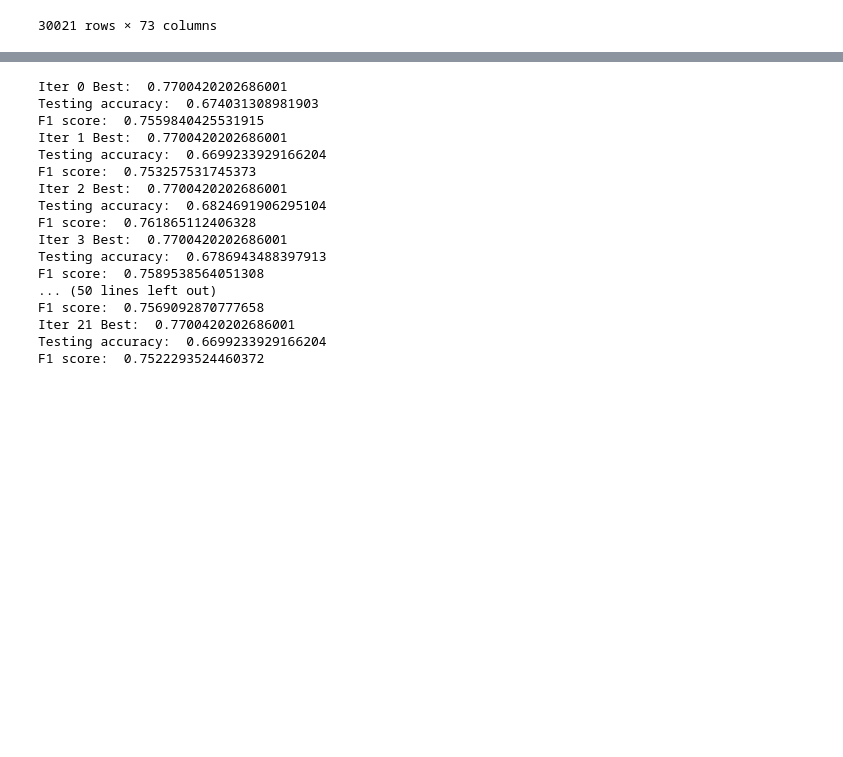
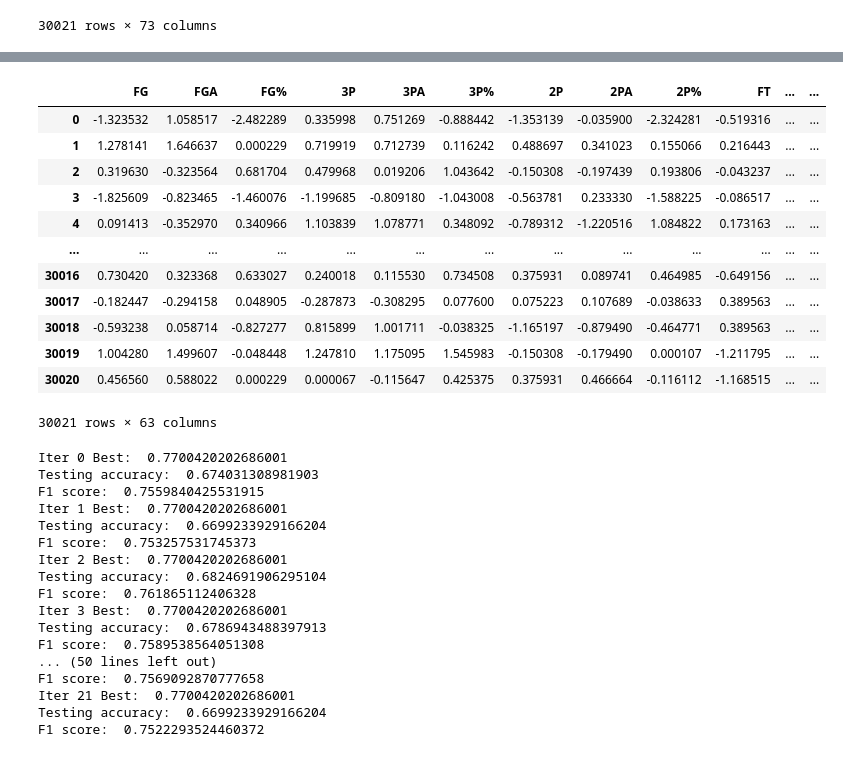
Before and after one commit to mamamia5x/NBA, a Jupyter notebook: final.ipynb, the cells around one changed output, grey strips where cells are left out. Drawn from its saved outputs; the diff is of its cells as text; code cells hidden in the pictures; blank space fills up the shorter version.

```diff
--- a/final.ipynb
+++ b/final.ipynb
@@ -298,3 +313,24 @@ with pd.option_context('display.max_rows', None):
+# %%
+scaler = StandardScaler()
+
+keep = stat_df[stat_df.significant].index.to_list()
+X_significant = X[keep]
+X_scaled = pd.DataFrame(scaler.fit_transform(X_significant), columns=X_significant.columns)
+X_scaled
+# %% [output]
+|  | FG | FGA | FG% | 3P | 3PA | 3P% | 2P | 2PA | 2P% | FT | ... | ... |
+| 0 | -1.323532 | 1.058517 | -2.482289 | 0.335998 | 0.751269 | -0.888442 | -1.353139 | -0.035900 | -2.324281 | -0.519316 | ... | ... |
+| 1 | 1.278141 | 1.646637 | 0.000229 | 0.719919 | 0.712739 | 0.116242 | 0.488697 | 0.341023 | 0.155066 | 0.216443 | ... | ... |
+| 2 | 0.319630 | -0.323564 | 0.681704 | 0.479968 | 0.019206 | 1.043642 | -0.150308 | -0.197439 | 0.193806 | -0.043237 | ... | ... |
+| 3 | -1.825609 | -0.823465 | -1.460076 | -1.199685 | -0.809180 | -1.043008 | -0.563781 | 0.233330 | -1.588225 | -0.086517 | ... | ... |
+| 4 | 0.091413 | -0.352970 | 0.340966 | 1.103839 | 1.078771 | 0.348092 | -0.789312 | -1.220516 | 1.084822 | 0.173163 | ... | ... |
+| ... | ... | ... | ... | ... | ... | ... | ... | ... | ... | ... | ... | ... |
+| 30016 | 0.730420 | 0.323368 | 0.633027 | 0.240018 | 0.115530 | 0.734508 | 0.375931 | 0.089741 | 0.464985 | -0.649156 | ... | ... |
+| 30017 | -0.182447 | -0.294158 | 0.048905 | -0.287873 | -0.308295 | 0.077600 | 0.075223 | 0.107689 | -0.038633 | 0.389563 | ... | ... |
+| 30018 | -0.593238 | 0.058714 | -0.827277 | 0.815899 | 1.001711 | -0.038325 | -1.165197 | -0.879490 | -0.464771 | 0.389563 | ... | ... |
+| 30019 | 1.004280 | 1.499607 | -0.048448 | 1.247810 | 1.175095 | 1.545983 | -0.150308 | -0.179490 | 0.000107 | -1.211795 | ... | ... |
+| 30020 | 0.456560 | 0.588022 | 0.000229 | 0.000067 | -0.115647 | 0.425375 | 0.375931 | 0.466664 | -0.116112 | -1.168515 | ... | ... |
+30021 rows × 63 columns
 # %%
 best_xgb = 0
 best_score_xgb = 0
```
Also changed, not shown: parts of 10 cells of this notebook.
